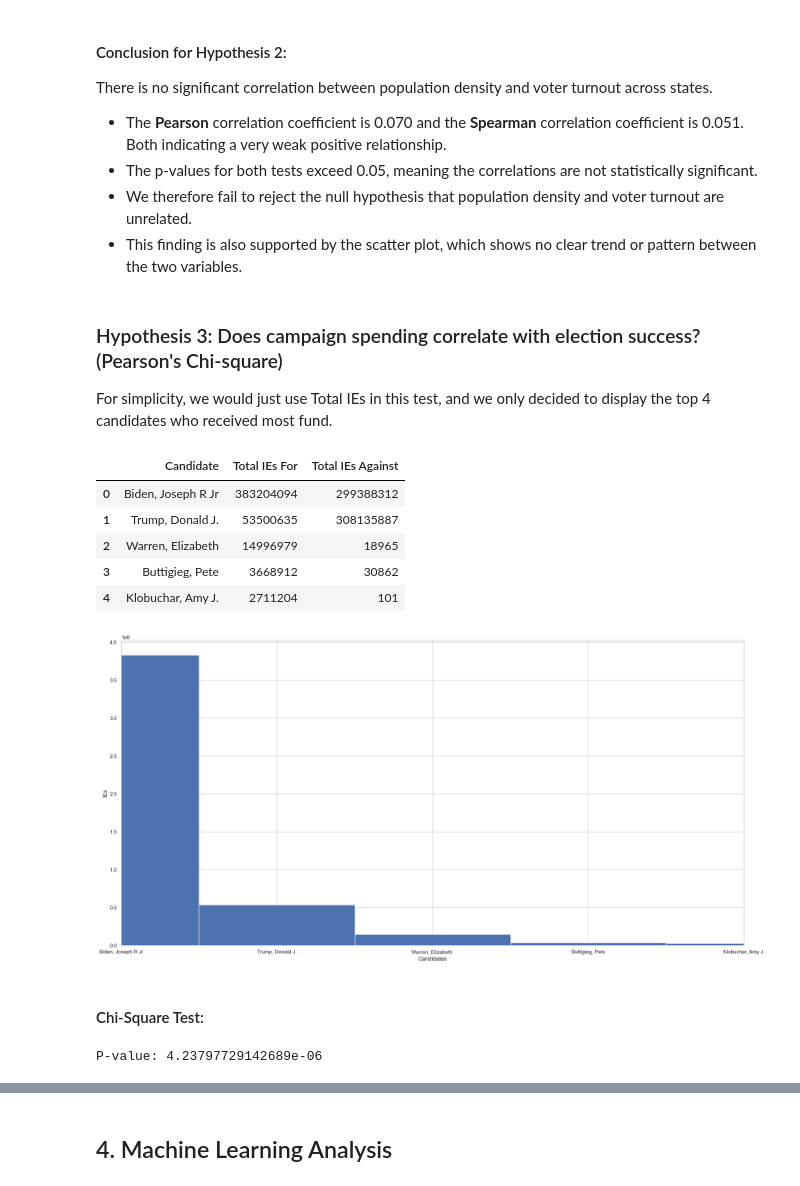
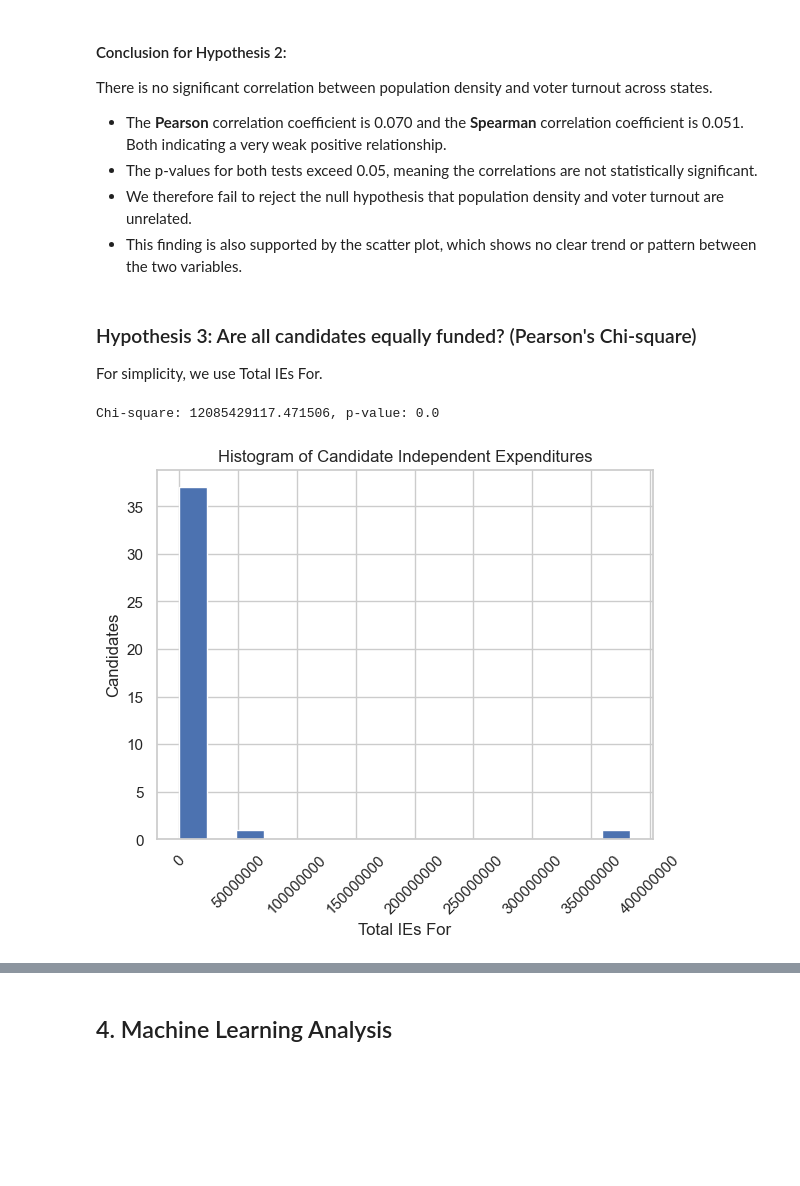
Before and after one commit to 9t8/cmsc320_project, a Jupyter notebook: final_2.ipynb, the cells around one changed output, grey strips where cells are left out. Cells and saved outputs as stored; diff of their text form; code cells hidden in the pictures; blank space fills up the shorter version.

```diff
--- a/final_2.ipynb
+++ b/final_2.ipynb
@@ -426,43 +433,21 @@ There is no significant correlation between population density and voter turnout
 - The p-values for both tests exceed 0.05, meaning the correlations are not statistically significant.
 - We therefore fail to reject the null hypothesis that population density and voter turnout are unrelated.
 - This finding is also supported by the scatter plot, which shows no clear trend or pattern between the two variables.
-# %% [markdown]
-### Hypothesis 3: Does campaign spending correlate with election success? (Pearson's Chi-square)
-
-For simplicity, we would just use Total IEs in this test, and we only decided to display the top 4 candidates who received most fund.
-# %%
-display(independent_expenditure.head())
-independent_expenditure = independent_expenditure[["Candidate", "Total IEs For"]]
-plt.figure(figsize=(20, 10))
-plt.bar(
-    independent_expenditure["Candidate"],
-    independent_expenditure["Total IEs For"],
-    width=1,
-)
-plt.xlabel("Candidates")
-plt.ylabel("IEs")
-plt.xlim(0, 4)
-plt.tight_layout()
-plt.show()
-# %% [output]
-|  | Candidate | Total IEs For | Total IEs Against |
-| 0 | Biden, Joseph R Jr | 383204094 | 299388312 |
-| 1 | Trump, Donald J. | 53500635 | 308135887 |
-| 2 | Warren, Elizabeth | 14996979 | 18965 |
-| 3 | Buttigieg, Pete | 3668912 | 30862 |
-| 4 | Klobuchar, Amy J. | 2711204 | 101 |
-[figure, removed]
-# %% [markdown]
-#### Chi-Square Test:
-# %%
-df = independent_expenditure.copy()
-signifs = ["Biden, Joseph R Jr", "Trump, Donald J."]
-df["Group"] = np.where(df["Candidate"].isin(signifs), "Top2", "Others")
-df["SpendCat"] = df["Total IEs For"].apply(lambda x: "High" if x > 20000000 else "Low")
-table = pd.crosstab(df["Group"], df["SpendCat"])
-chi2, p_value, dof, expected = chi2_contingency(table)
-print(f"P-value: {p_value}")
-# %% [output]
-P-value: 4.23797729142689e-06
+# %% [markdown]
+### Hypothesis 3: Are all candidates equally funded? (Pearson's Chi-square)
+
+For simplicity, we use Total IEs For.
+# %%
+x2, p = chisquare(independent_expenditure["Total IEs For"])
+print(f"Chi-square: {x2}, p-value: {p}")
+
+ax = independent_expenditure["Total IEs For"].hist(bins=16, xrot=45)
+ax.set_xlabel("Total IEs For")
+ax.set_ylabel("Candidates")
+ax.set_title("Histogram of Candidate Independent Expenditures")
+ax.ticklabel_format(style="plain")
+# %% [output]
+Chi-square: 12085429117.471506, p-value: 0.0
+[figure, added]
 # %% [markdown]
 #### Conclusion for Hypothesis 3:
```
Also changed, not shown: parts of 17 cells of this notebook, 3 other files.
